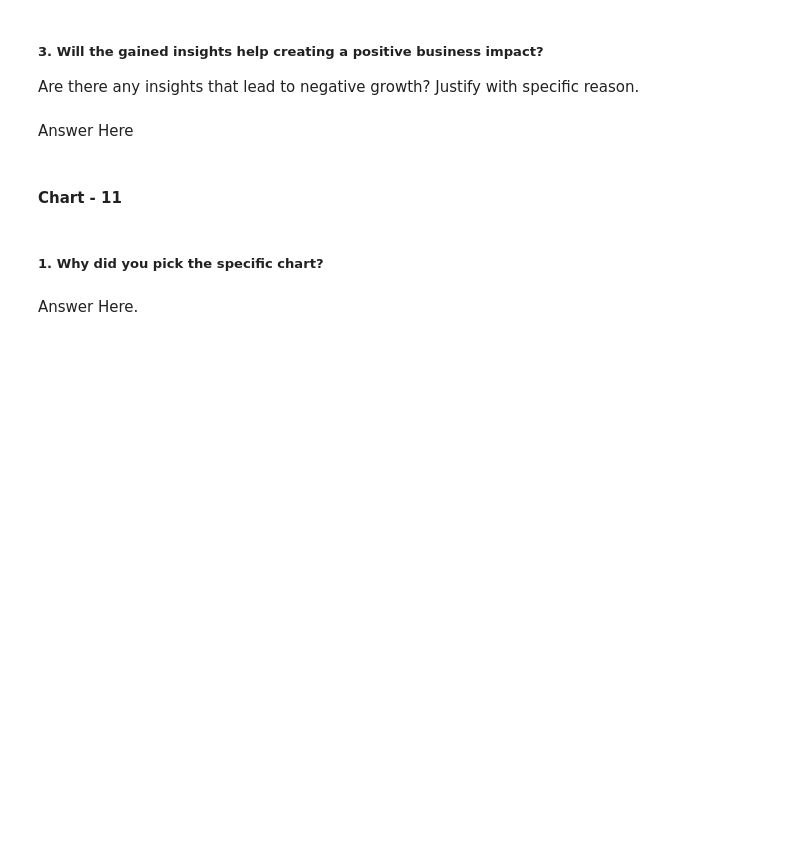
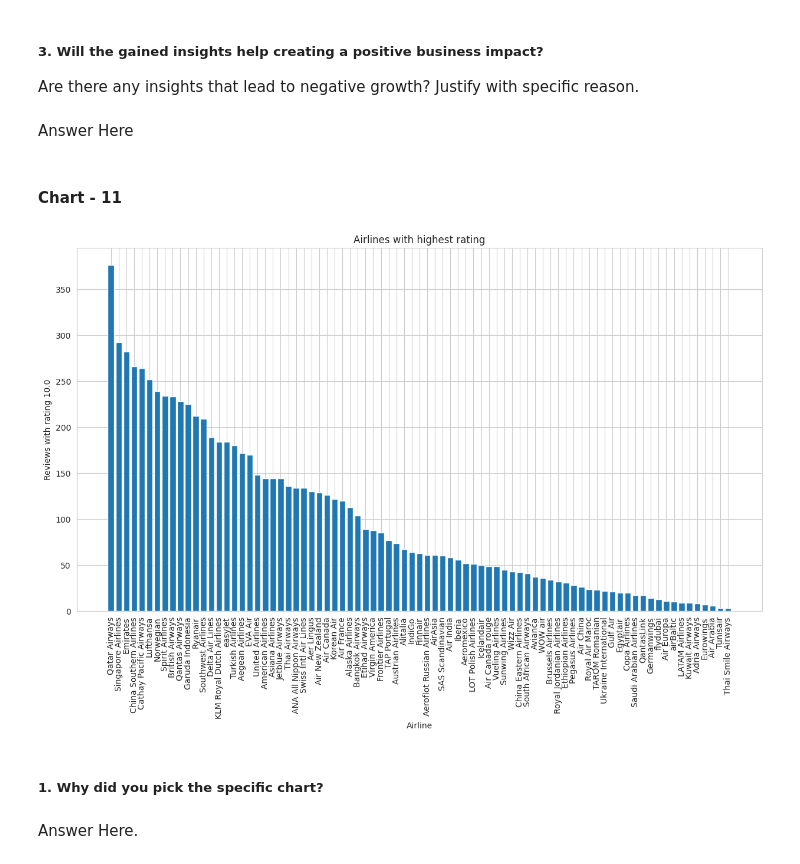
Before and after one commit to Preet3621/Classification_Airline_preet, a Jupyter notebook: Air_Referal_Preet.ipynb, the cells around one changed output. Cells and saved outputs as stored; diff of their text form; code cells hidden in the pictures; blank space fills up the shorter version.

```diff
--- a/Air_Referal_Preet.ipynb
+++ b/Air_Referal_Preet.ipynb
@@ -567,3 +580,25 @@ Answer Here
+# %%
+# Chart - 11 visualization code
+# Group the reviews by route and count the number of reviews for each route
+most_used_route = df_Airline.groupby(['overall','airline']).agg({'overall': ['count']})
+most_used_route.columns = ['count']
+most_used_route = most_used_route.reset_index()
+most_used_route = most_used_route.set_index('overall')
+most_used_route.head(10)
+
+with_10_rating = most_used_route.loc[most_used_route.index == 10.0]
+with_10_rating = with_10_rating.sort_values('count', ascending=False)
+
+# Bar plot for airline with 10 Ratings
+plt.figure(figsize=(15,8))
+plt.bar(with_10_rating['airline'], with_10_rating['count'])
+plt.xticks(rotation=90)
+plt.xlabel('Airline')
+plt.ylabel('Reviews with rating 10.0')
+plt.title('Airlines with highest rating')
+plt.show()
+# %% [output]
+[figure, added]
 # %% [markdown]
 ##### 1. Why did you pick the specific chart?
 # %% [markdown]
```
Also changed, not shown: parts of 14 cells of this notebook.
